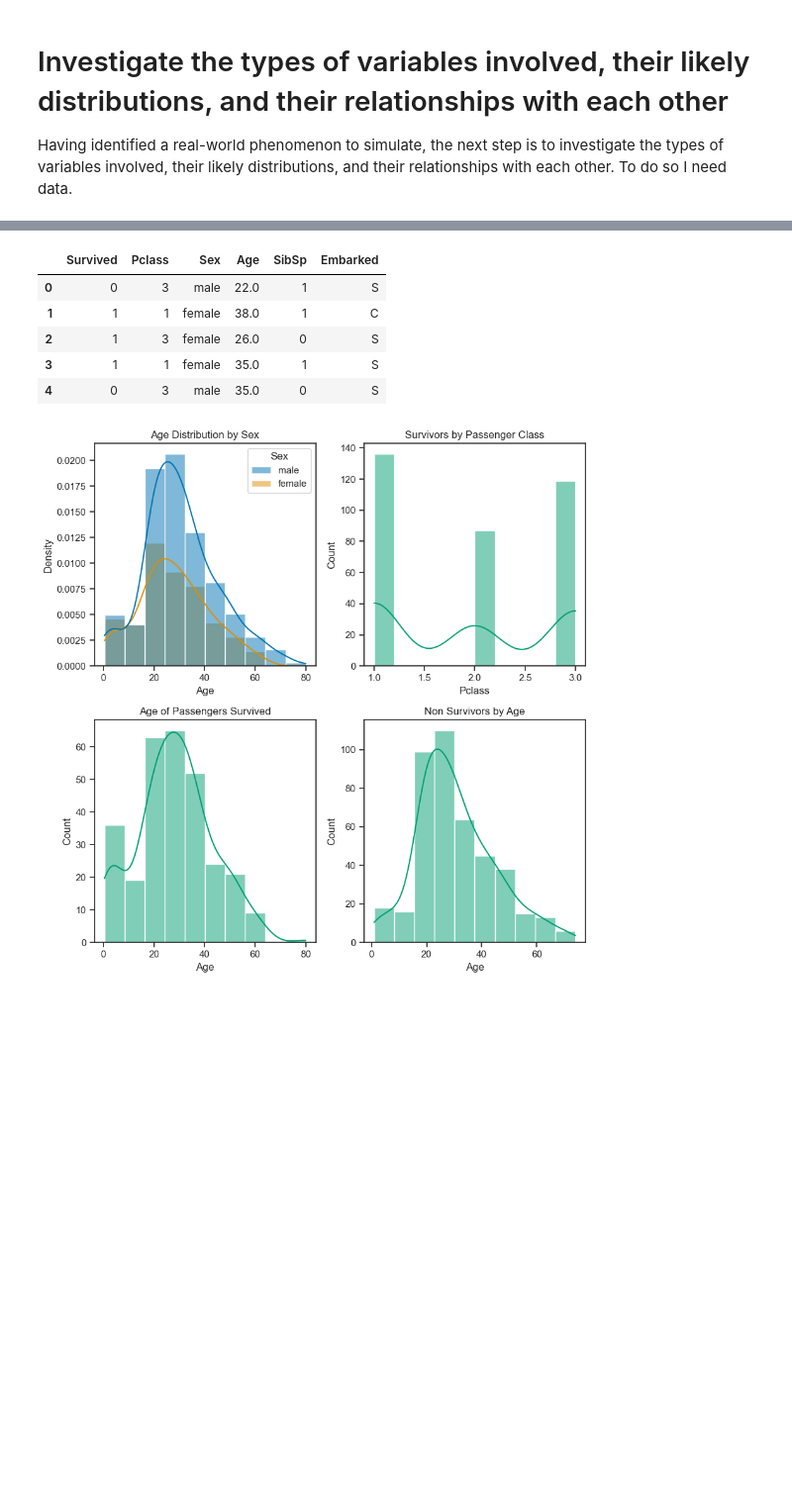
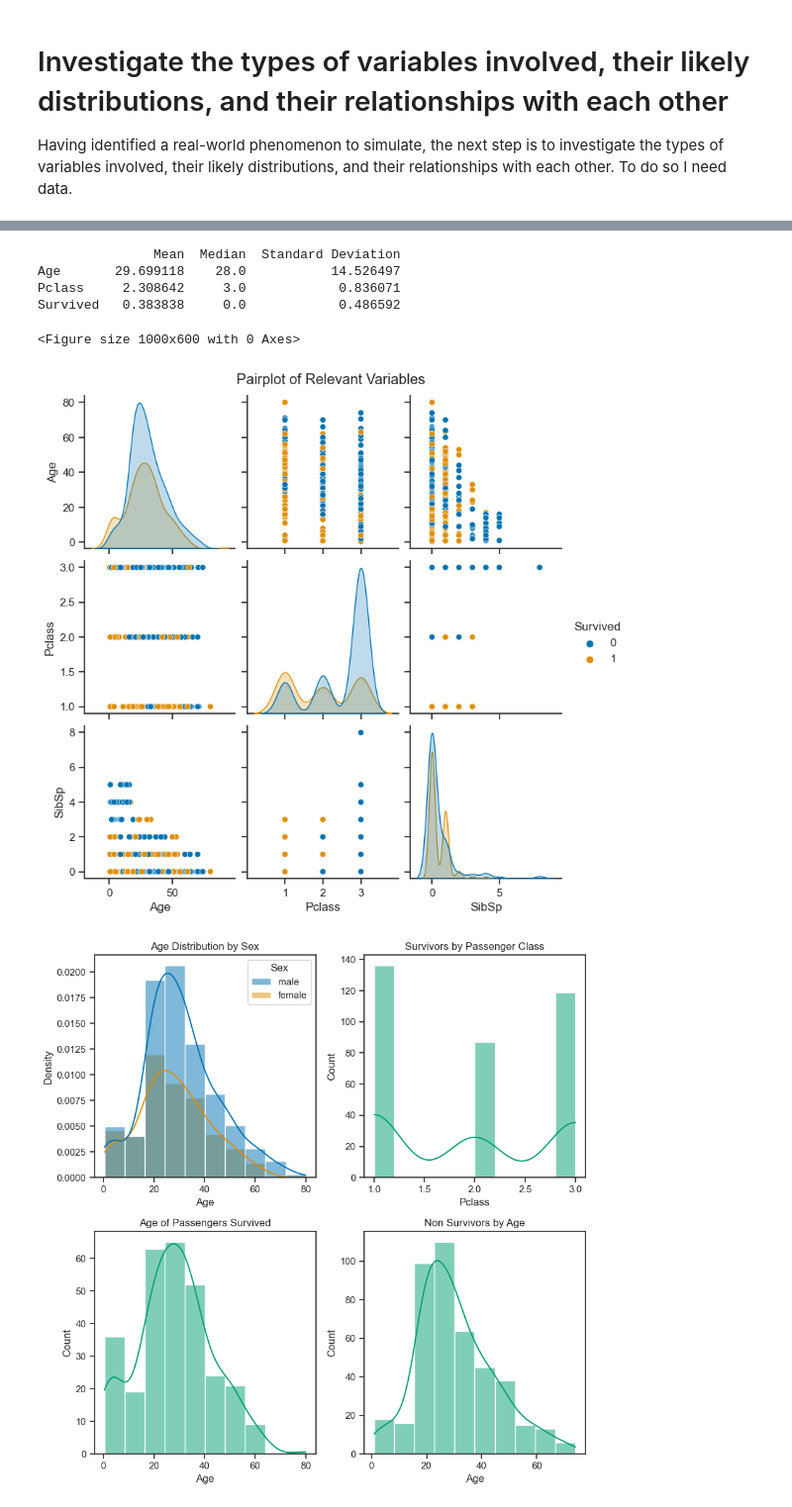
Before and after one commit to lgrealish/programming_for_data_analysis, a Jupyter notebook: PfDA_Assignment1.ipynb, the cells around one changed output, grey strips where cells are left out. Shown at 99% size. Drawn from its saved outputs; the diff is of its cells as text; code cells hidden in the pictures; blank space fills up the shorter version.

Commit message:
Text and code for analysis of original dataset

```diff
--- a/PfDA_Assignment1.ipynb
+++ b/PfDA_Assignment1.ipynb
@@ -71,11 +73,4 @@ print(df.describe())
 # %%
-# Create a new dataframe sontaining only those variables from the original data that I want to use
-df1 = df.loc[:,['Survived','Pclass','Sex','Age','SibSp', 'Embarked']]
+# Create a new dataframe containing only those variables from the original data that I want to use
+df1 = df.loc[:,['Survived','Pclass','Sex','Age','SibSp']]
 df1.head()
-# %% [output]
-|  | Survived | Pclass | Sex | Age | SibSp | Embarked |
-| 0 | 0 | 3 | male | 22.0 | 1 | S |
-| 1 | 1 | 1 | female | 38.0 | 1 | C |
-| 2 | 1 | 3 | female | 26.0 | 0 | S |
-| 3 | 1 | 1 | female | 35.0 | 1 | S |
-| 4 | 0 | 3 | male | 35.0 | 0 | S |
@@ -84,3 +84,26 @@ df1.info()
+# %%
+# Create a summary dataframe.
+descriptive_stats = pd.DataFrame({
+    "Mean": mean,
+    "Median":median,
+    "Standard Deviation": std_devs
+})
+
+# Display the descriptive statistics.
+print(descriptive_stats)
+# %% [output]
+               Mean  Median  Standard Deviation
+Age       29.699118    28.0           14.526497
+Pclass     2.308642     3.0            0.836071
+Survived   0.383838     0.0            0.486592
 # %%
 # Pairplot of the subset of original data.
-sns.pairplot(df1, hue="Age", diag_kind="hist")
+pairplot_columns = ["Age", "Pclass", "Sex", "SibSp", "Survived"]
+
+plt.figure(figsize=(10, 6))
+sns.pairplot(df1[pairplot_columns], hue="Survived", dropna=True)
+plt.suptitle("Pairplot of Relevant Variables", y = 1.02)
+plt.show()
+# %% [output]
+<Figure size 1000x600 with 0 Axes>
+[figure, added]
```
Also changed, not shown: parts of 8 cells of this notebook.
